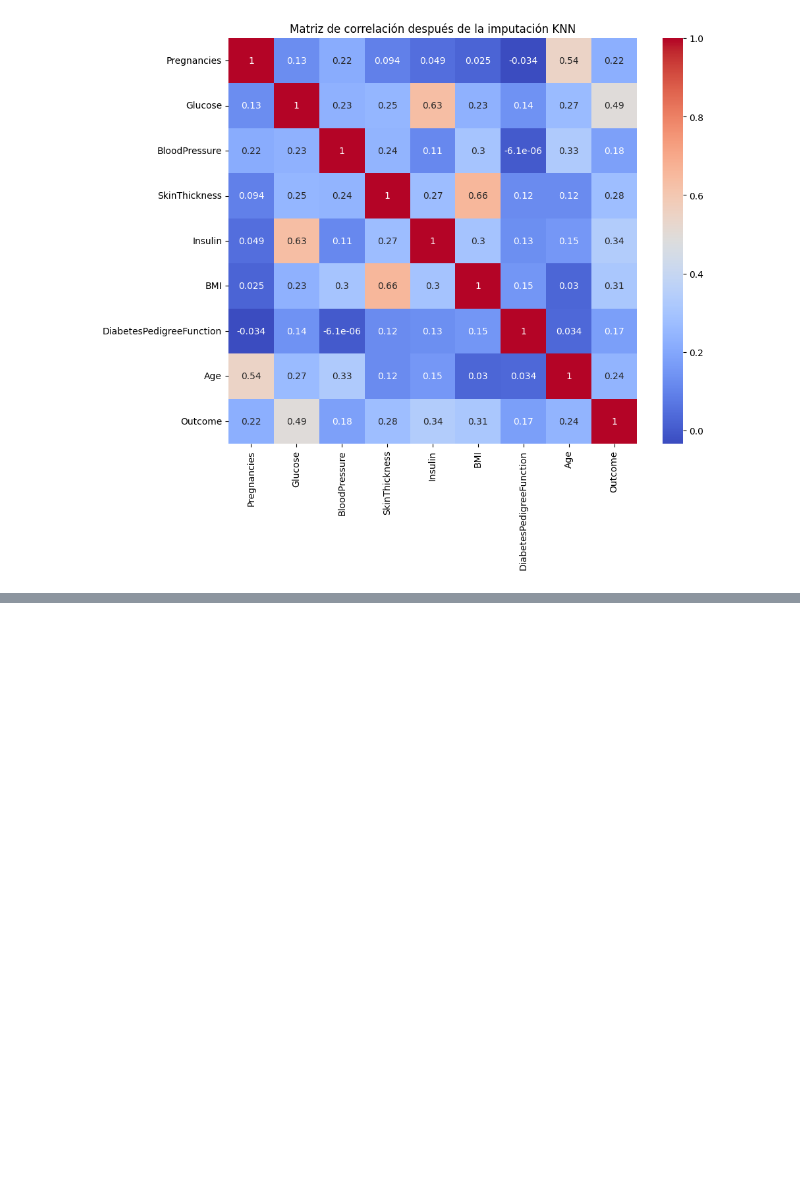
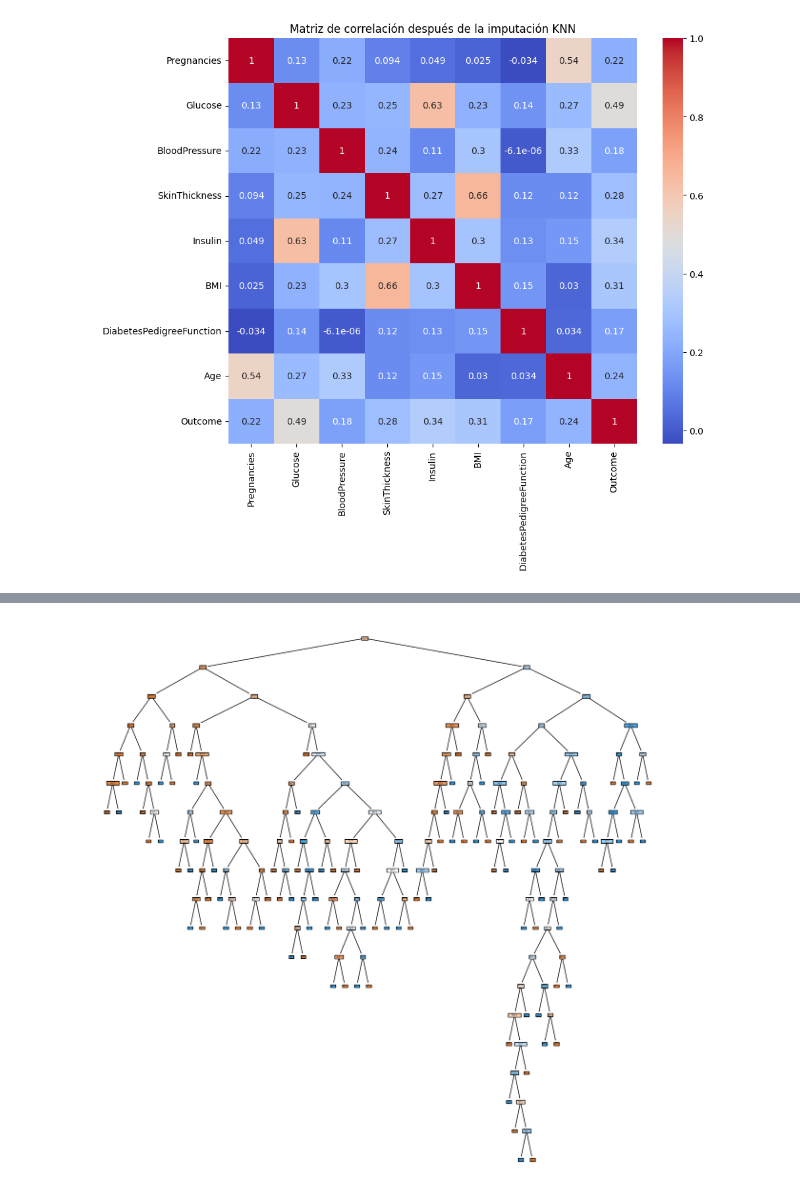
Before and after one commit to 4GeeksAcademy/ViceVareles_Bea_Intro_ML, a Jupyter notebook: src/04-decision-tree.ipynb, the cells around one changed output, grey strips where cells are left out. Cells and saved outputs as stored; diff of their text form; code cells hidden in the pictures; blank space fills up the shorter version.

```diff
--- a/src/04-decision-tree.ipynb
+++ b/src/04-decision-tree.ipynb
@@ -314,0 +364,3 @@ plt.show()
+# %%
+X_knn = df_knn.drop(columns=['Outcome'])
+y_knn = df_knn['Outcome']
@@ -314,0 +371,2 @@ plt.show()
+# %%
+X_train_2, X_test_2, y_train_2, y_test_2 = train_test_split(X_knn, y_knn, test_size=0.2, random_state=42)
@@ -314,0 +395,8 @@ plt.show()
+# %%
+fig = plt.figure(figsize=(15,15))
+
+tree.plot_tree(model_2, feature_names = list(X_train_2.columns), class_names = ["0", "1", "2"], filled = True)
+
+plt.show()
+# %% [output]
+[figure, added]
```
Also changed, not shown: parts of 26 cells of this notebook, 1 other file.
